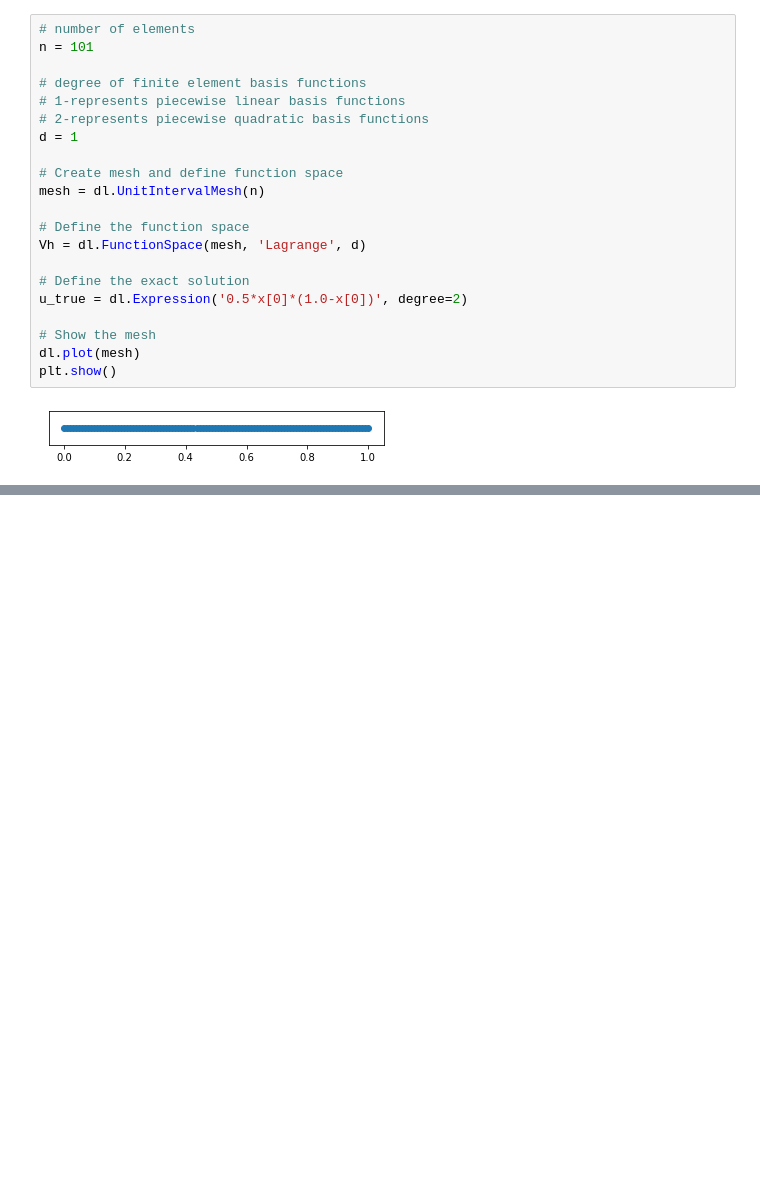
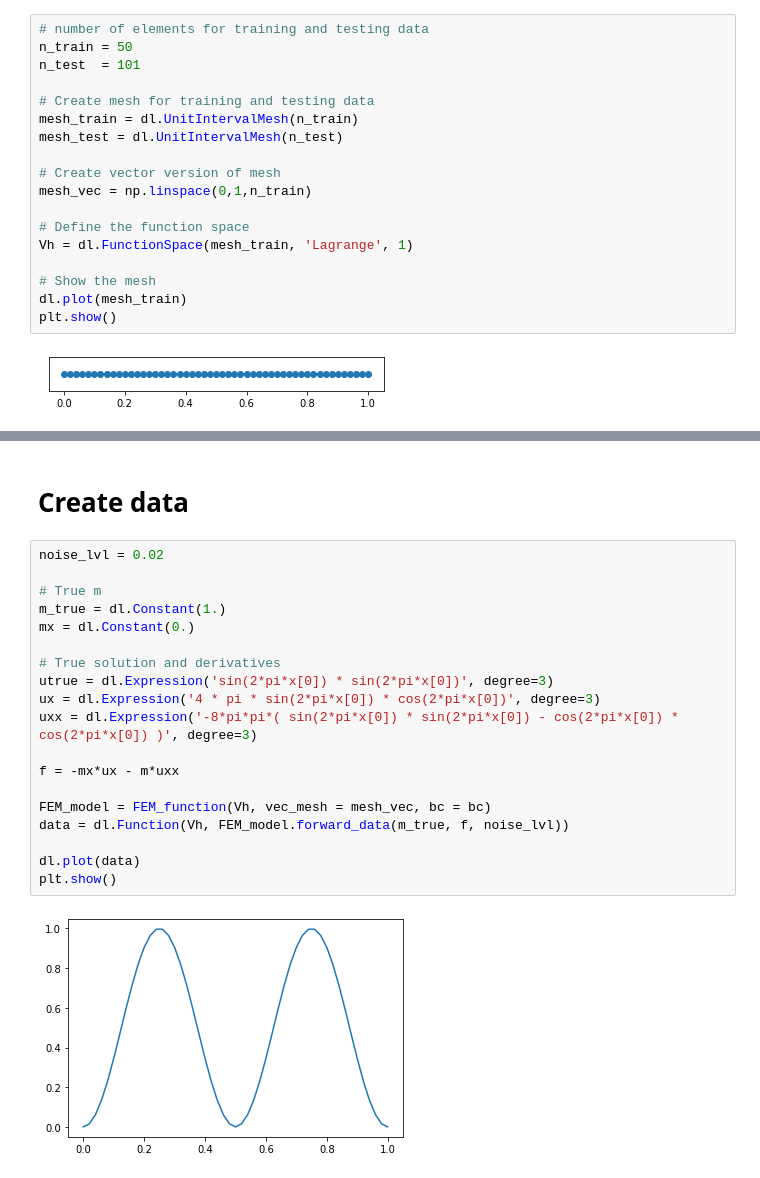
Before and after one commit to Irabiel/ML_Inverse_Problem, a Jupyter notebook: 1D_ML_IP.ipynb, the cells around one changed output, grey strips where cells are left out. Drawn from its saved outputs; the diff is of its cells as text; blank space fills up the shorter version.

```diff
--- a/1D_ML_IP.ipynb
+++ b/1D_ML_IP.ipynb
@@ -13,23 +57,20 @@ import torch.nn.functional as F
 # %%
-# number of elements
-n = 101
+# number of elements for training and testing data
+n_train = 50
+n_test  = 101
 
-# degree of finite element basis functions
-# 1-represents piecewise linear basis functions
-# 2-represents piecewise quadratic basis functions
-d = 1
+# Create mesh for training and testing data
+mesh_train = dl.UnitIntervalMesh(n_train)
+mesh_test = dl.UnitIntervalMesh(n_test)
 
-# Create mesh and define function space
-mesh = dl.UnitIntervalMesh(n)
+# Create vector version of mesh
+mesh_vec = np.linspace(0,1,n_train)
 
 # Define the function space
-Vh = dl.FunctionSpace(mesh, 'Lagrange', d)
-
-# Define the exact solution
-u_true = dl.Expression('0.5*x[0]*(1.0-x[0])', degree=2)
+Vh = dl.FunctionSpace(mesh_train, 'Lagrange', 1)
 
 # Show the mesh
-dl.plot(mesh)
+dl.plot(mesh_train)
 plt.show()
 # %% [output]
 [figure]
@@ -112,0 +171,23 @@ array([0.61750599, 0.71664432, 0.99073968, 0.11212256, 0.71447298,
+# %% [markdown]
+# Create data
+# %%
+noise_lvl = 0.02
+
+# True m
+m_true = dl.Constant(1.)
+mx = dl.Constant(0.)
+
+# True solution and derivatives
+utrue = dl.Expression('sin(2*pi*x[0]) * sin(2*pi*x[0])', degree=3)
+ux = dl.Expression('4 * pi * sin(2*pi*x[0]) * cos(2*pi*x[0])', degree=3)
+uxx = dl.Expression('-8*pi*pi*( sin(2*pi*x[0]) * sin(2*pi*x[0]) - cos(2*pi*x[0]) * cos(2*pi*x[0]) )', degree=3)
+
+f = -mx*ux - m*uxx
+
+FEM_model = FEM_function(Vh, vec_mesh = mesh_vec, bc = bc)
+data = dl.Function(Vh, FEM_model.forward_data(m_true, f, noise_lvl))
+
+dl.plot(data)
+plt.show()
+# %% [output]
+[figure, added]
```
Also changed, not shown: parts of 15 cells of this notebook, 3 other files.
